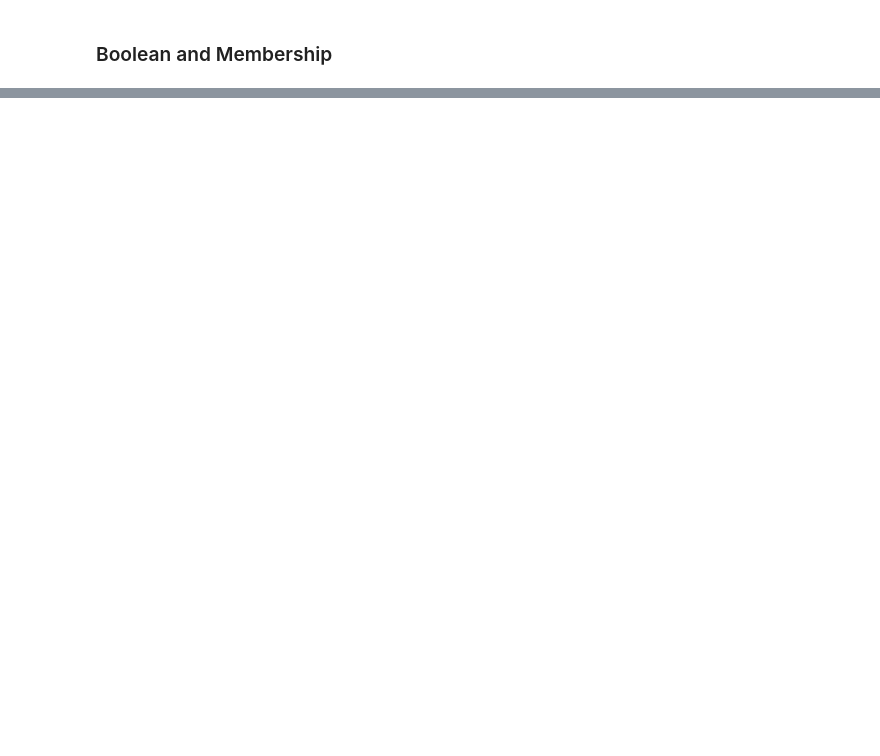
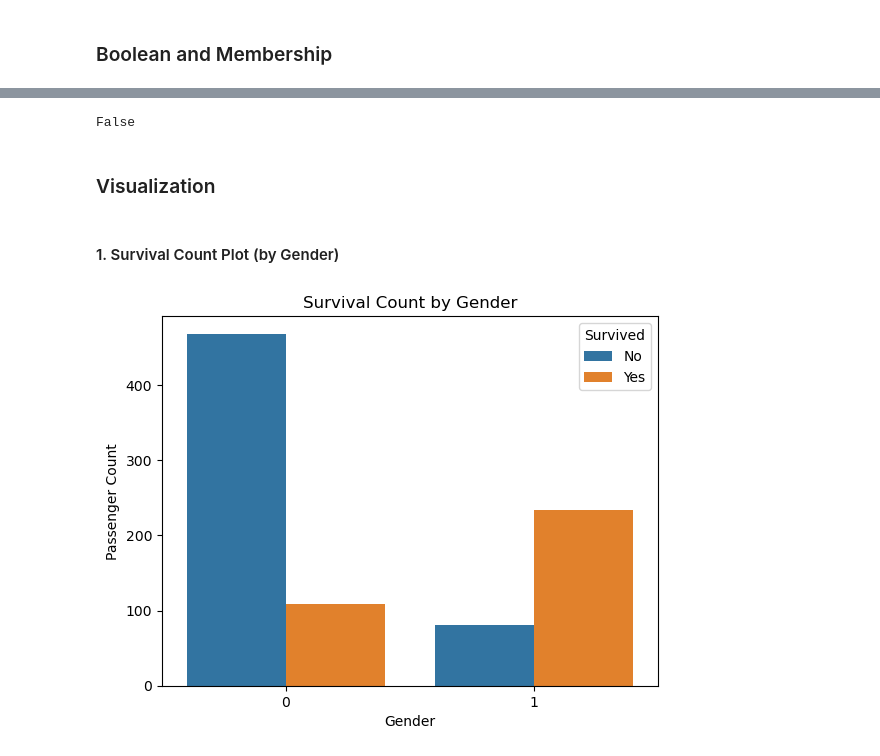
Before and after one commit to Ambily313/Titanic-Pandas-EDA, a Jupyter notebook: Titanic_Eda.ipynb, the cells around one changed output, grey strips where cells are left out. Saved outputs shown, nothing was run; the diff lists cells and outputs as text; code cells hidden in the pictures; blank space fills up the shorter version.

```diff
--- a/Titanic_Eda.ipynb
+++ b/Titanic_Eda.ipynb
@@ -574,0 +575,5 @@ Bin the 'Age' column into categories: Child, Teen, Adult, Senior.
+# %%
+# Create a new column 'IsMinor' for Age < 18.
+
+df['IsMinor']=df['Age'] < 18
+df.sample(3)
@@ -574,0 +585,6 @@ Bin the 'Age' column into categories: Child, Teen, Adult, Senior.
+# %%
+#  Map 'Sex' to numbers (male: 0, female: 1).
+
+df['Sex']=df['Sex'].map({'male':0,'female':1})
+
+df.sample(3)
@@ -574,0 +596,5 @@ Bin the 'Age' column into categories: Child, Teen, Adult, Senior.
+# %%
+# Normalize the 'Fare' column.
+
+df['FareNorm']=(df['TicketPrice']-df['TicketPrice'].min())/(df['TicketPrice'].max()-df['TicketPrice'].min())
+df.sample(5)
@@ -574,0 +608,5 @@ Bin the 'Age' column into categories: Child, Teen, Adult, Senior.
+# %%
+# Bin the 'Age' column into categories: Child, Teen, Adult, Senior.
+
+df['Agegruop']=pd.cut(df['Age'],bins=[0,12,18,60,100],labels=['Child','Teen', 'Adult','Senior'])
+df.sample(10)
@@ -586,0 +696,20 @@ Check if any passenger is older than 80.
+# %%
+# Check if any passenger is older than 80.
+# df[df['Age']>80]
+
+(df['Age'] > 80).any()
+# %% [output]
+False
+# %% [markdown]
+### Visualization
+# %% [markdown]
+#### 1. Survival Count Plot (by Gender)
+# %%
+sns.countplot(data=df, x='Sex', hue='Survived')
+plt.title('Survival Count by Gender')
+plt.legend(title='Survived', labels=['No', 'Yes'])
+plt.xlabel('Gender')
+plt.ylabel('Passenger Count')
+plt.show()
+# %% [output]
+[figure, added]
```
Also changed, not shown: parts of 29 cells of this notebook.
